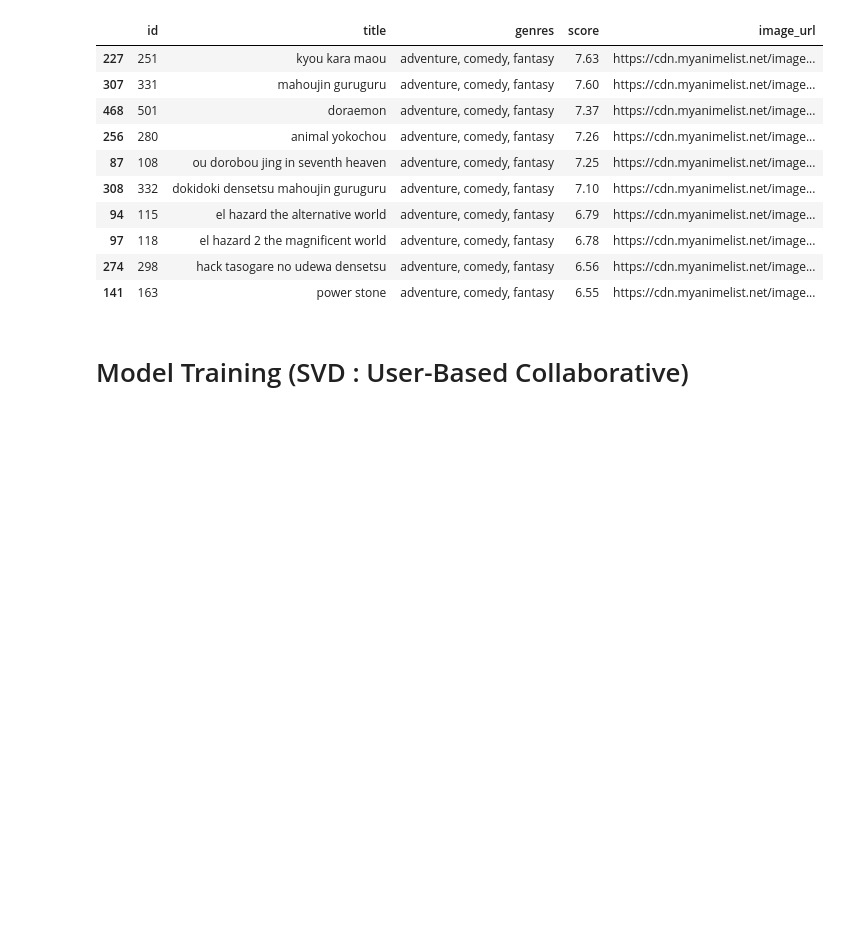
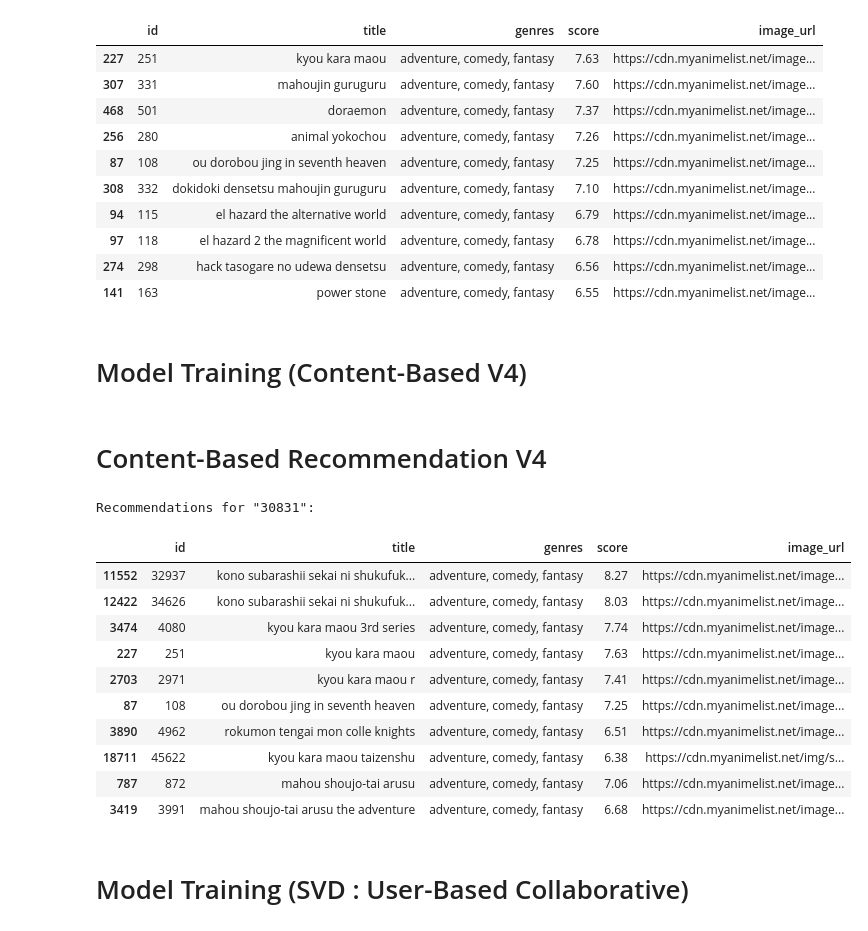
Before and after one commit to SStepz/TheWatcher, a Jupyter notebook: Recommendations/AnimeRS.ipynb, the cells around one changed output. Saved outputs shown, nothing was run; the diff lists cells and outputs as text; code cells hidden in the pictures; blank space fills up the shorter version.

```diff
--- a/Recommendations/AnimeRS.ipynb
+++ b/Recommendations/AnimeRS.ipynb
@@ -544,6 +529,66 @@ Recommendations for "30831":
 | 97 | 118 | el hazard 2 the magnificent world | adventure, comedy, fantasy | 6.78 | https://cdn.myanimelist.net/image... |
 | 274 | 298 | hack tasogare no udewa densetsu | adventure, comedy, fantasy | 6.56 | https://cdn.myanimelist.net/image... |
 | 141 | 163 | power stone | adventure, comedy, fantasy | 6.55 | https://cdn.myanimelist.net/image... |
+# %% [markdown]
+# Model Training (Content-Based V4)
+# %%
+df_anime['combined_features'] = df_anime['genres'].apply(lambda x: ' '.join([x] * 3)) + ' ' + df_anime['studios']
+
+# Compute the TF-IDF matrix
+tfidf_matrix_v4 = tfidf.fit_transform(df_anime['combined_features'].values.astype('U')).astype(np.float32)
+
+# Convert the sparse matrix to a dense matrix
+tfidf_matrix_dense_v4 = tfidf_matrix_v4.toarray()
+
+# Normalize the TF-IDF matrix
+tfidf_matrix_dense_v4 = tfidf_matrix_dense_v4 / np.linalg.norm(tfidf_matrix_dense_v4, axis=1, keepdims=True)
+
+# Build the Faiss index
+index_v4 = faiss.IndexFlatIP(tfidf_matrix_dense_v4.shape[1])
+index_v4.add(tfidf_matrix_dense_v4)
+# %% [markdown]
+# Content-Based Recommendation V4
+# %%
+# Function to get recommendations based on cosine similarity, genre, and ratings based on score
+def get_recommendations_by_id_v4(id, index, matrix, df, n=10):
+    # Get the index of the anime that matches the title
+    idx = df[df['id'] == id].index[0]
+
+    # Compute the similarity scores between the anime at the given index and all other animes
+    anime_vector = matrix[idx].reshape(1, -1).astype(np.float32)
+    distances, indices = index.search(anime_vector, n + 1)  # n+1 because the anime itself will be included
+
+    # Filter out the anime itself
+    indices = indices[0]
+    distances = distances[0]
+    filtered_indices = [(i, d) for i, d in zip(indices, distances) if i != idx]
+
+    # Sort the results by similarity score
+    filtered_indices = sorted(filtered_indices, key=lambda x: (x[1], df.iloc[x[0]]['score']), reverse=True)
+
+    # Get the top n similar animes
+    top_indices = [i for i, _ in filtered_indices[:n]]
+
+    # Extract the indices of the recommended animes
+    recommended_indices = [i for i in top_indices if df.iloc[i]['score'] != -1]
+    return df.iloc[recommended_indices][['id', 'title', 'genres', 'score', 'image_url']]
+# %%
+anime_id = 30831
+print(f'Recommendations for "{anime_id}":')
+get_recommendations_by_id_v4(anime_id, index_v4, tfidf_matrix_dense_v4, df_anime)
+# %% [output]
+Recommendations for "30831":
+|  | id | title | genres | score | image_url |
+| 11552 | 32937 | kono subarashii sekai ni shukufuk... | adventure, comedy, fantasy | 8.27 | https://cdn.myanimelist.net/image... |
+| 12422 | 34626 | kono subarashii sekai ni shukufuk... | adventure, comedy, fantasy | 8.03 | https://cdn.myanimelist.net/image... |
+| 3474 | 4080 | kyou kara maou 3rd series | adventure, comedy, fantasy | 7.74 | https://cdn.myanimelist.net/image... |
+| 227 | 251 | kyou kara maou | adventure, comedy, fantasy | 7.63 | https://cdn.myanimelist.net/image... |
+| 2703 | 2971 | kyou kara maou r | adventure, comedy, fantasy | 7.41 | https://cdn.myanimelist.net/image... |
+| 87 | 108 | ou dorobou jing in seventh heaven | adventure, comedy, fantasy | 7.25 | https://cdn.myanimelist.net/image... |
+| 3890 | 4962 | rokumon tengai mon colle knights | adventure, comedy, fantasy | 6.51 | https://cdn.myanimelist.net/image... |
+| 18711 | 45622 | kyou kara maou taizenshu | adventure, comedy, fantasy | 6.38 | https://cdn.myanimelist.net/img/s... |
+| 787 | 872 | mahou shoujo-tai arusu | adventure, comedy, fantasy | 7.06 | https://cdn.myanimelist.net/image... |
+| 3419 | 3991 | mahou shoujo-tai arusu the adventure | adventure, comedy, fantasy | 6.68 | https://cdn.myanimelist.net/image... |
 # %% [markdown]
 # Model Training (SVD : User-Based Collaborative)
 # %%
```
Also changed, not shown: parts of 5 cells of this notebook, 5 other files.
